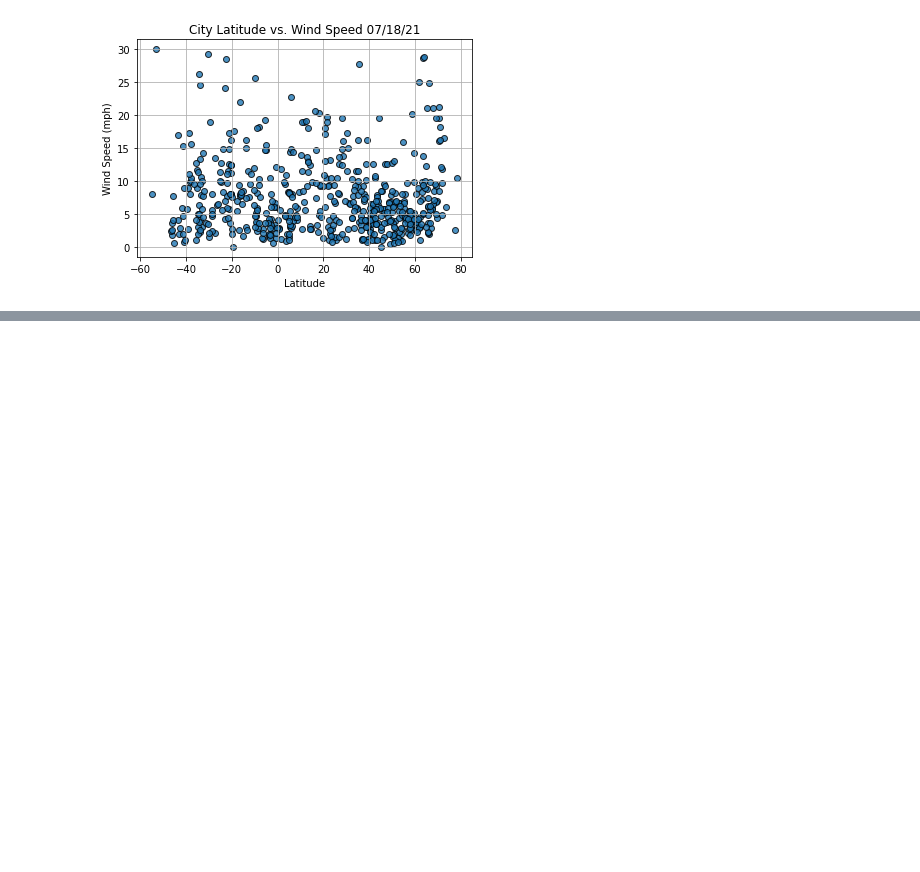
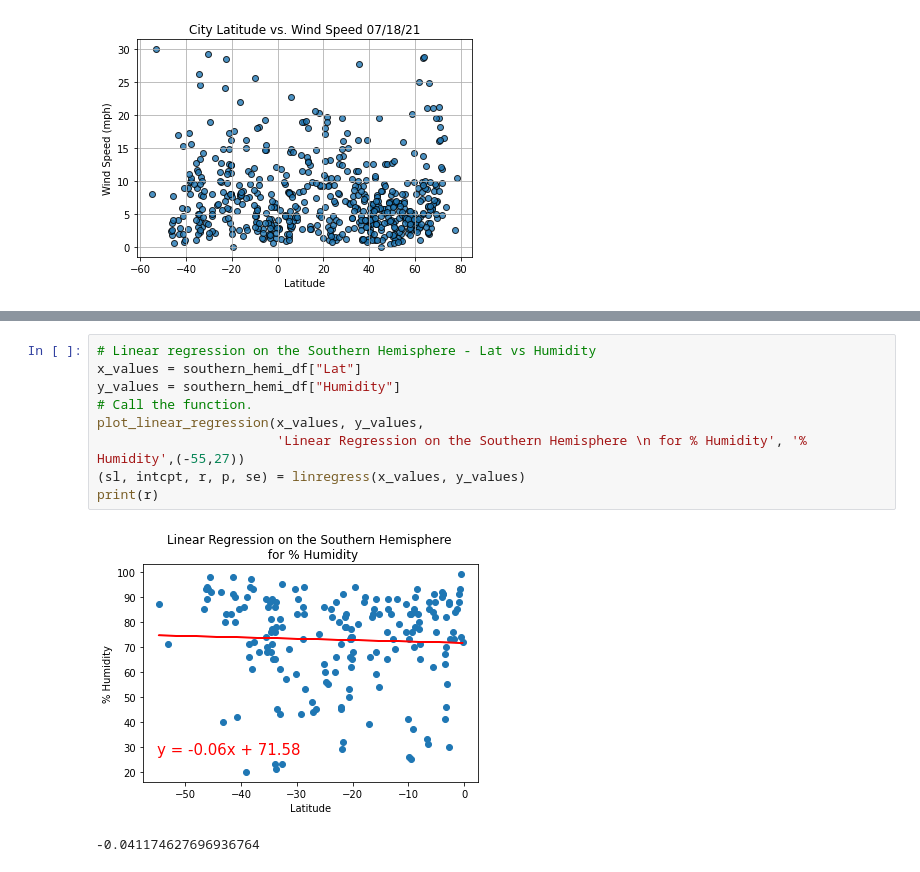
Before and after one commit to samanthajpv/World_Weather_Analysis, a Jupyter notebook: WeatherPy.ipynb, the cells around one changed output, grey strips where cells are left out. Cells and saved outputs as stored; diff of their text form; blank space fills up the shorter version.

```diff
--- a/WeatherPy.ipynb
+++ b/WeatherPy.ipynb
@@ -243,0 +308,12 @@ plt.show()
+# %%
+# Linear regression on the Southern Hemisphere - Lat vs Humidity
+x_values = southern_hemi_df["Lat"]
+y_values = southern_hemi_df["Humidity"]
+# Call the function.
+plot_linear_regression(x_values, y_values,
+                       'Linear Regression on the Southern Hemisphere \n for % Humidity', '% Humidity',(-55,27))
+(sl, intcpt, r, p, se) = linregress(x_values, y_values)
+print(r)
+# %% [output]
+[figure, added]
+-0.041174627696936764
```
Also changed, not shown: parts of 9 cells of this notebook.
